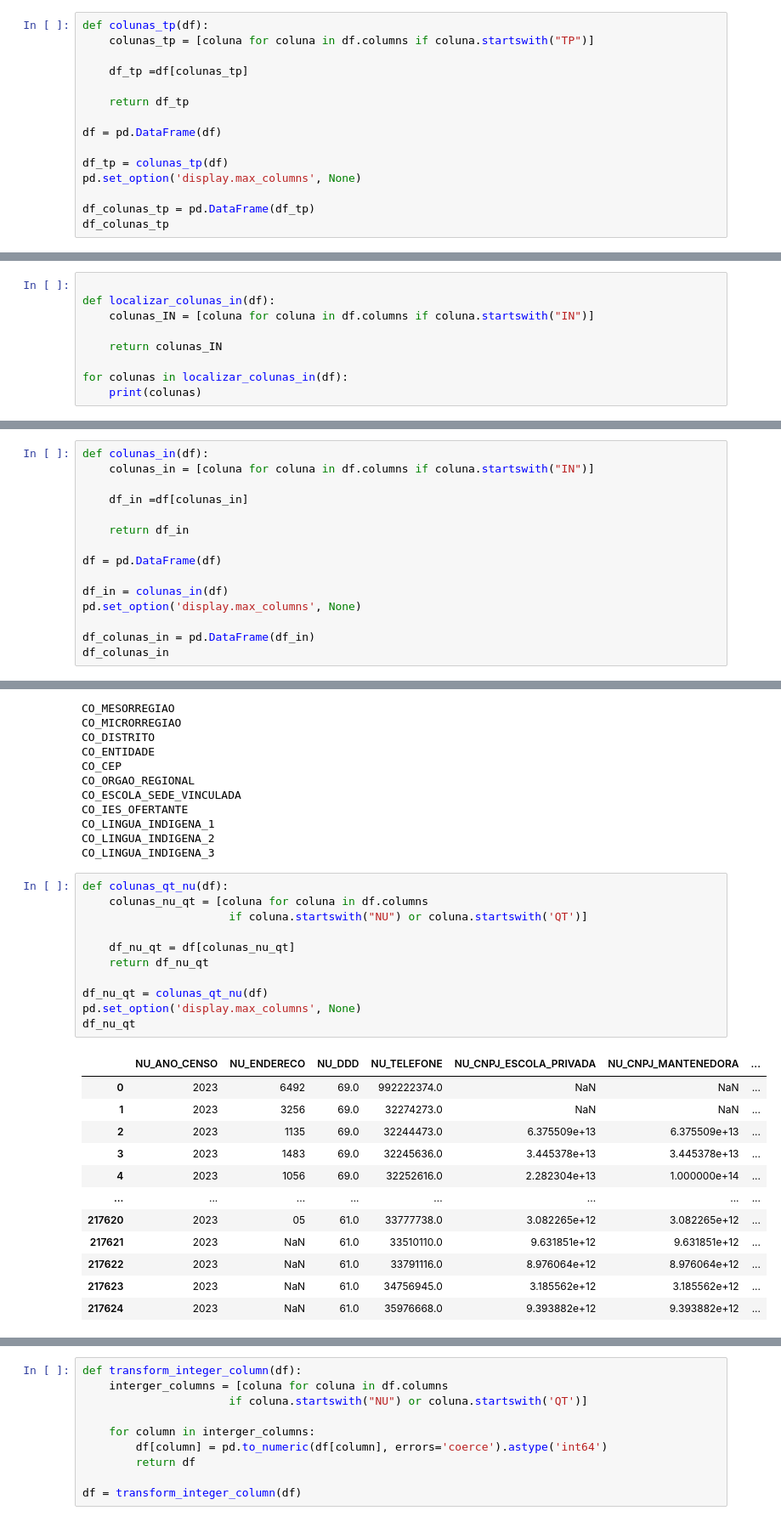
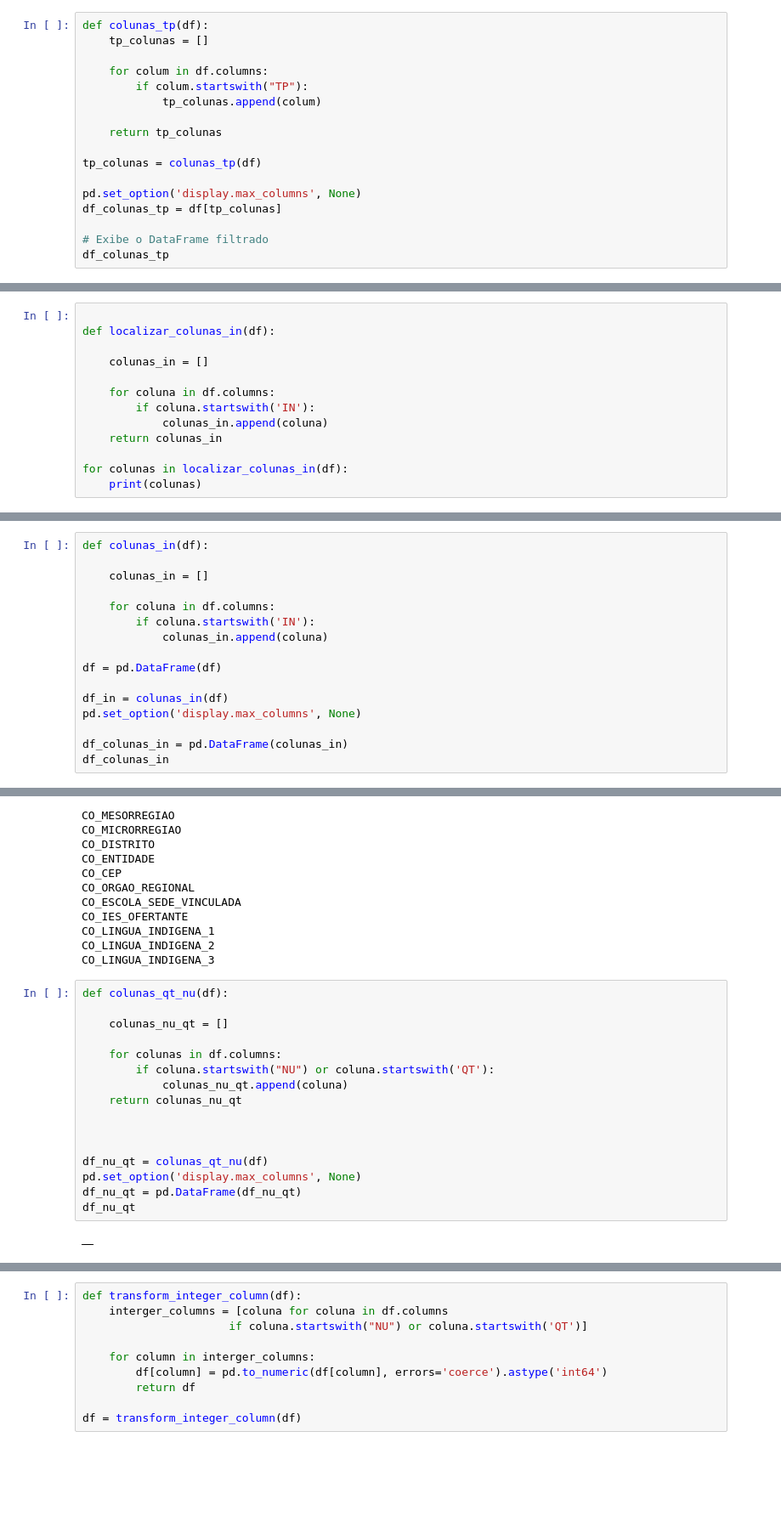
Before and after one commit to Th1agoFarias/Projeto-Censo-Escolar, a Jupyter notebook: notebooks/Censo_Transformer_Notebook.ipynb, the cells around one changed output, grey strips where cells are left out. Shown at 85% size. Cells and saved outputs as stored; diff of their text form; blank space fills up the shorter version.

```diff
--- a/notebooks/Censo_Transformer_Notebook.ipynb
+++ b/notebooks/Censo_Transformer_Notebook.ipynb
@@ -171,18 +174,20 @@ TP_AEE
 TP_ATIVIDADE_COMPLEMENTAR
 # %%
 def colunas_tp(df):
-    colunas_tp = [coluna for coluna in df.columns if coluna.startswith("TP")]
+    tp_colunas = []
 
-    df_tp =df[colunas_tp]
+    for colum in df.columns:
+        if colum.startswith("TP"):
+            tp_colunas.append(colum)
 
-    return df_tp
+    return tp_colunas
 
-df = pd.DataFrame(df)
+tp_colunas = colunas_tp(df)
 
-df_tp = colunas_tp(df)
 pd.set_option('display.max_columns', None)
+df_colunas_tp = df[tp_colunas]
 
-df_colunas_tp = pd.DataFrame(df_tp)
+# Exibe o DataFrame filtrado
 df_colunas_tp
 # %% [output]
 |  | TP_DEPENDENCIA | TP_CATEGORIA_ESCOLA_PRIVADA | TP_LOCALIZACAO | TP_LOCALIZACAO_DIFERENCIADA | TP_SITUACAO_FUNCIONAMENTO | ... |
@@ -288,9 +293,13 @@ maps["TP_ATIVIDADE_COMPLEMENTAR"] = {
 # %%
 
 def localizar_colunas_in(df):
-    colunas_IN = [coluna for coluna in df.columns if coluna.startswith("IN")]
 
-    return colunas_IN
+    colunas_in = []
+
+    for coluna in df.columns:
+        if coluna.startswith('IN'):
+            colunas_in.append(coluna)
+    return colunas_in
 
 for colunas in localizar_colunas_in(df):
     print(colunas)
@@ -314,17 +323,18 @@ IN_ESP_CC
 IN_ESP_CE
 # %%
 def colunas_in(df):
-    colunas_in = [coluna for coluna in df.columns if coluna.startswith("IN")]
 
-    df_in =df[colunas_in]
+    colunas_in = []
 
-    return df_in
+    for coluna in df.columns:
+        if coluna.startswith('IN'):
+            colunas_in.append(coluna)
 
 df = pd.DataFrame(df)
 
 df_in = colunas_in(df)
 pd.set_option('display.max_columns', None)
 
-df_colunas_in = pd.DataFrame(df_in)
+df_colunas_in = pd.DataFrame(colunas_in)
 df_colunas_in
 # %% [output]
@@ -399,25 +397,19 @@ CO_LINGUA_INDIGENA_2
 CO_LINGUA_INDIGENA_3
 # %%
 def colunas_qt_nu(df):
-    colunas_nu_qt = [coluna for coluna in df.columns
-                      if coluna.startswith("NU") or coluna.startswith('QT')]
 
-    df_nu_qt = df[colunas_nu_qt]
-    return df_nu_qt
+    colunas_nu_qt = []
+
+    for colunas in df.columns:
+        if coluna.startswith("NU") or coluna.startswith('QT'):
+            colunas_nu_qt.append(coluna)
+    return colunas_nu_qt
+
+
 
 df_nu_qt = colunas_qt_nu(df)
 pd.set_option('display.max_columns', None)
+df_nu_qt = pd.DataFrame(df_nu_qt)
 df_nu_qt
 # %% [output]
-|  | NU_ANO_CENSO | NU_ENDERECO | NU_DDD | NU_TELEFONE | NU_CNPJ_ESCOLA_PRIVADA | NU_CNPJ_MANTENEDORA | ... |
-| 0 | 2023 | 6492 | 69.0 | 992222374.0 | NaN | NaN | ... |
-| 1 | 2023 | 3256 | 69.0 | 32274273.0 | NaN | NaN | ... |
-| 2 | 2023 | 1135 | 69.0 | 32244473.0 | 6.375509e+13 | 6.375509e+13 | ... |
-| 3 | 2023 | 1483 | 69.0 | 32245636.0 | 3.445378e+13 | 3.445378e+13 | ... |
-| 4 | 2023 | 1056 | 69.0 | 32252616.0 | 2.282304e+13 | 1.000000e+14 | ... |
-| ... | ... | ... | ... | ... | ... | ... | ... |
-| 217620 | 2023 | 05 | 61.0 | 33777738.0 | 3.082265e+12 | 3.082265e+12 | ... |
-| 217621 | 2023 | NaN | 61.0 | 33510110.0 | 9.631851e+12 | 9.631851e+12 | ... |
-| 217622 | 2023 | NaN | 61.0 | 33791116.0 | 8.976064e+12 | 8.976064e+12 | ... |
-| 217623 | 2023 | NaN | 61.0 | 34756945.0 | 3.185562e+12 | 3.185562e+12 | ... |
-| 217624 | 2023 | NaN | 61.0 | 35976668.0 | 9.393882e+12 | 9.393882e+12 | ... |
+|  |
```
Also changed, not shown: parts of 3 cells of this notebook, 16 other files.
